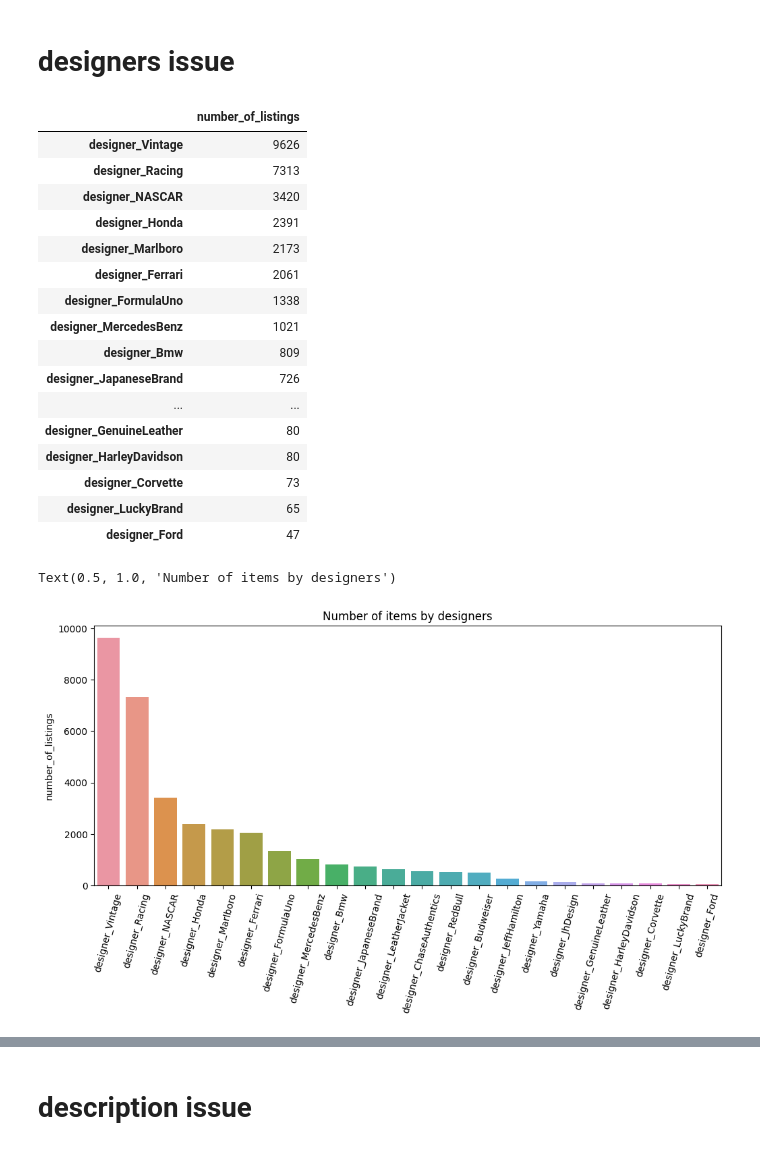
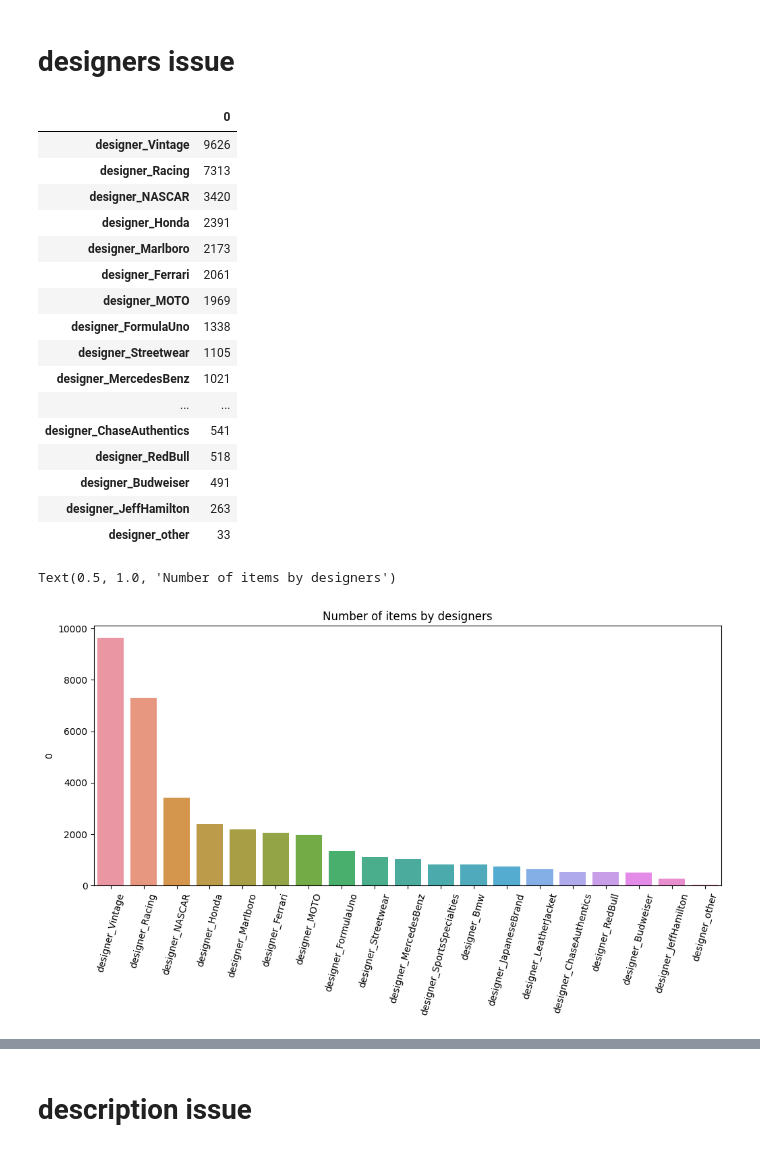
Before and after one commit to kgudalewski/grailed_sales_analysis, a Jupyter notebook: Grailed_data_initial_analysis.ipynb, the cells around one changed output, grey strips where cells are left out. Cells and saved outputs as stored; diff of their text form; code cells hidden in the pictures.

```diff
--- a/Grailed_data_initial_analysis.ipynb
+++ b/Grailed_data_initial_analysis.ipynb
@@ -274,34 +274,36 @@ df.designers = df.designers.str.replace(" ","").str.split("×")
 # %%
 mlb = MultiLabelBinarizer()
 mlb_designers_df = pd.DataFrame(mlb.fit_transform(df.designers),columns=mlb.classes_)
-list_of_top_brands = list(mlb_designers_df.sum().sort_values(ascending=False)[:40].index)
-list_of_brands_to_delete = ['MOTO','Streetwear','SportsSpecialties','GearForSports','MarlboroClassics','MarlboroAdventureTeam','Puma','MadeInUsa', 'Rare', 'BomberJacket', 'Sportswear','Workers','Dainese','Benetton','PepeJeans','VeryRare', 'ScuderiaFerrari', 'WinnersCircle']
-for element in list_of_brands_to_delete:
-  list_of_top_brands.remove(element)
+
+list_of_top_brands = list(mlb_designers_df.sum().sort_values(ascending=False)[:18].index)
+
 mlb_designers_df = mlb_designers_df.loc[:,list_of_top_brands]
-columns_names = ["designer_"+name for name in list_of_top_brands]
+
+mlb_designers_df["other"] = [0 if sum != 0 else 1 for sum in mlb_designers_df.sum(axis=1)]
+
+columns_names = ["designer_"+name for name in mlb_designers_df.columns]
 mlb_designers_df.columns = columns_names
 # %%
-df_designer_count = pd.DataFrame(mlb_designers_df.sum(),columns=["number_of_listings"])
+df_designer_count = pd.DataFrame(mlb_designers_df.sum())
 df_designer_count
 # %% [output]
-|  | number_of_listings |
+|  | 0 |
 | designer_Vintage | 9626 |
 | designer_Racing | 7313 |
 | designer_NASCAR | 3420 |
 | designer_Honda | 2391 |
 | designer_Marlboro | 2173 |
 | designer_Ferrari | 2061 |
+| designer_MOTO | 1969 |
 | designer_FormulaUno | 1338 |
+| designer_Streetwear | 1105 |
 | designer_MercedesBenz | 1021 |
-| designer_Bmw | 809 |
-| designer_JapaneseBrand | 726 |
 | ... | ... |
-| designer_GenuineLeather | 80 |
-| designer_HarleyDavidson | 80 |
-| designer_Corvette | 73 |
-| designer_LuckyBrand | 65 |
-| designer_Ford | 47 |
+| designer_ChaseAuthentics | 541 |
+| designer_RedBull | 518 |
+| designer_Budweiser | 491 |
+| designer_JeffHamilton | 263 |
+| designer_other | 33 |
 # %%
 plt.figure(figsize=(12,5))
 sns.barplot(x=df_designer_count.index,y=df_designer_count.iloc[:,0])
@@ -309,7 +311,7 @@ plt.xticks(rotation=75)
 plt.title("Number of items by designers")
 # %% [output]
 Text(0.5, 1.0, 'Number of items by designers')
-[figure, old version]
+[figure, new version]
 # %%
 df = pd.concat([df,mlb_designers_df],axis=1).drop(columns=["designers"])
 # %%
```
Also changed, not shown: parts of 13 cells of this notebook.
